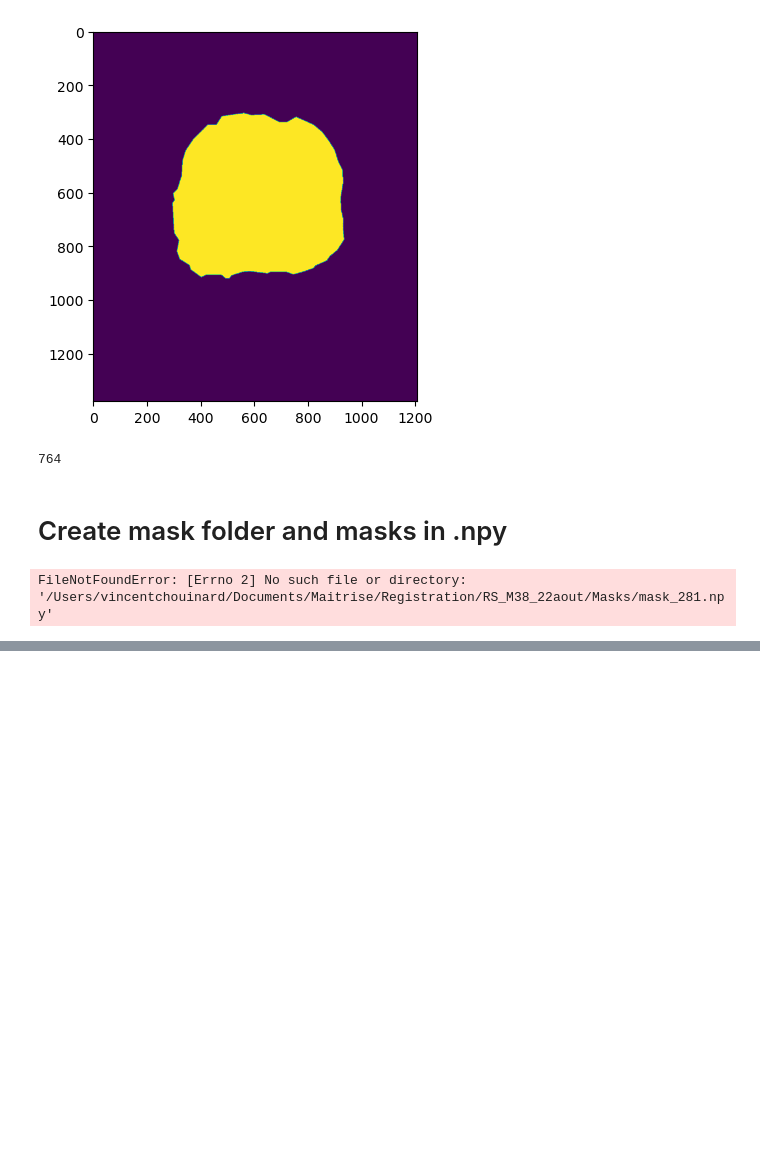
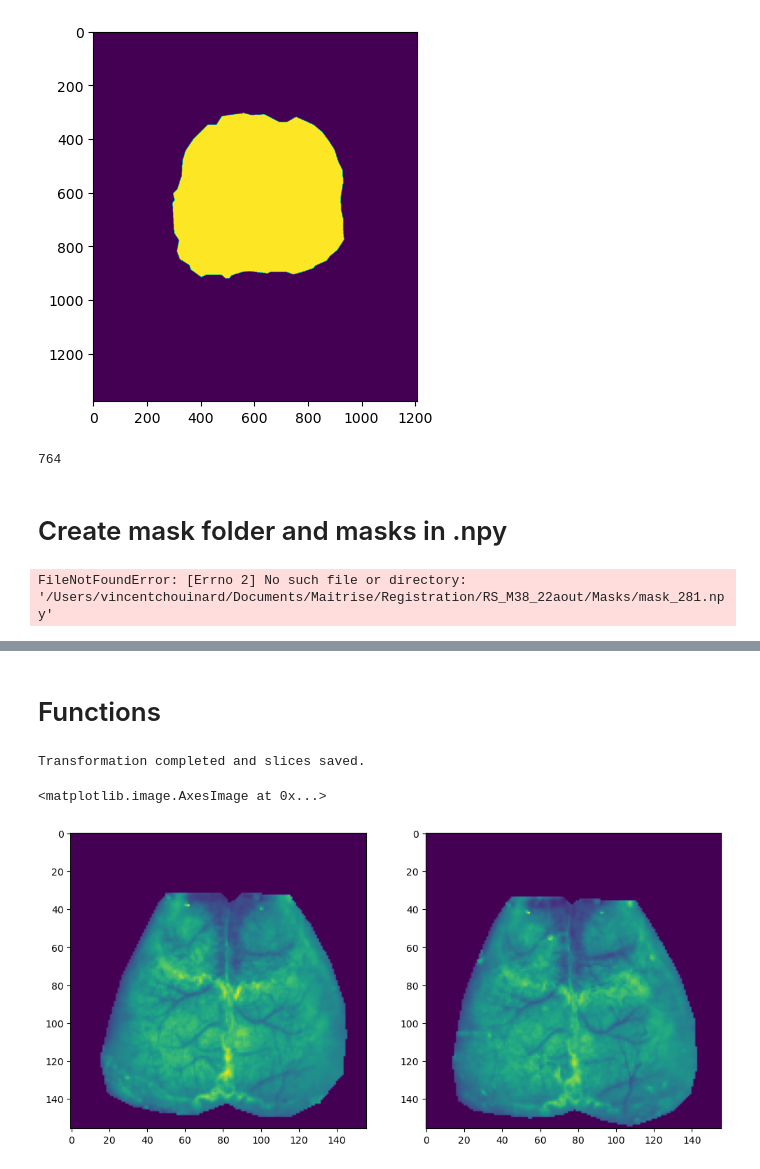
Before and after one commit to vincentpiano123/WideField, a Jupyter notebook: Registration.ipynb, the cells around one changed output, grey strips where cells are left out. Drawn from its saved outputs; the diff is of its cells as text; code cells hidden in the pictures; blank space fills up the shorter version.

```diff
--- a/Registration.ipynb
+++ b/Registration.ipynb
@@ -1202,0 +1386,30 @@ no_overlap_map[no_overlap_map > 1] = 0
+# %% [markdown]
+# Functions
+# %%
+def read_file(file_path):
+    """Reads any .npy, .tif, .tiff, or .nrrd and returns a numpy array."""
+
+    original_extension = os.path.splitext(file_path)[1].lstrip(".").lower()
+
+    # Read .tif file
+    if original_extension in ['tif', 'tiff']:
+        with tiff.TiffFile(file_path) as tif:
+            frames = [page.asarray() for page in tif.pages]
+            stack = np.stack(frames)
+
+    # Read .nrrd file
+    elif original_extension == 'nrrd':
+        stack, _ = nrrd.read(file_path)
+
+    # Read .npy file
+    elif original_extension == 'npy':
+        stack = np.load(file_path)
+
+    # Unsupported file type
+    else:
+        raise ValueError(f"Unsupported file extension: {original_extension}")
+
+    if len(stack.shape) == 3 and stack.shape[0] == 1:
+        stack = stack[0, :, :]
+
+    return stack
@@ -1202,0 +1632,19 @@ no_overlap_map[no_overlap_map > 1] = 0
+# %%
+tif_path = "/Users/vincentchouinard/Documents/Maitrise/Data/dataset_test/dataset3/rawdata_green_copy.tif"
+nrrd_moving_path = "/Users/vincentchouinard/Documents/Maitrise/Registration/dataset_test_registration/dataset3.nrrd"
+apply_transform(tif_path, nrrd_moving_path, affine, ants_fixed_img)
+# %% [output]
+Transformation completed and slices saved.
+# %%
+dataset2_avg = "/Users/vincentchouinard/Documents/Maitrise/Registration/dataset_test_registration/dataset2.tif"
+dataset4_avg = "/Users/vincentchouinard/Documents/Maitrise/Registration/dataset_test_registration/dataset4.tif"
+# %%
+avg2 = read_file(dataset2_avg)
+avg4 = read_file(dataset4_avg)
+# %%
+fig,ax = plt.subplots(1,2, figsize=(12,12))
+ax[0].imshow(avg2)
+ax[1].imshow(avg4)
+# %% [output]
+<matplotlib.image.AxesImage at 0x...>
+[figure, added]
```
Also changed, not shown: parts of 25 cells of this notebook, 5 other files.
